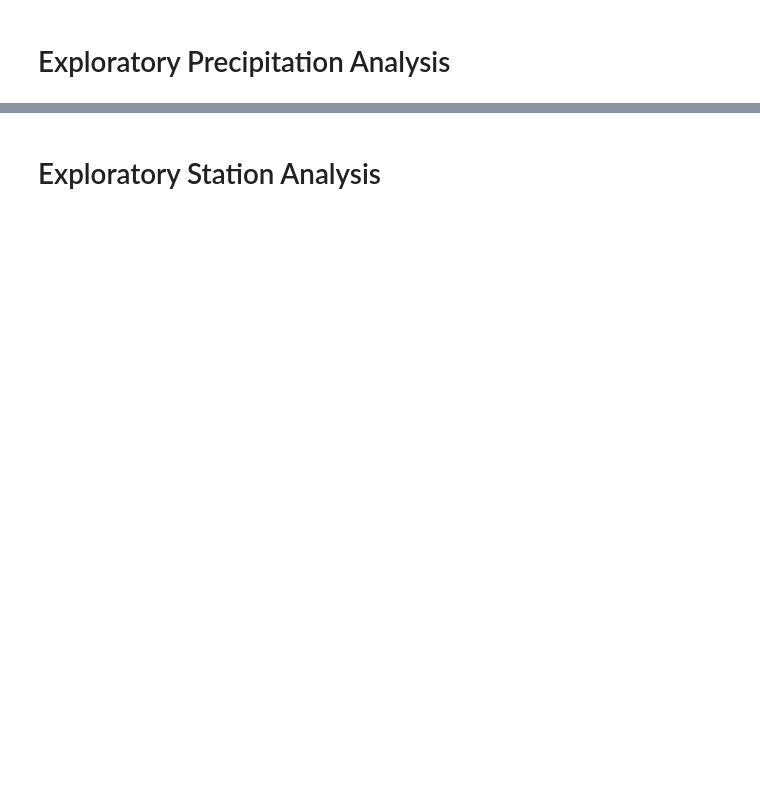
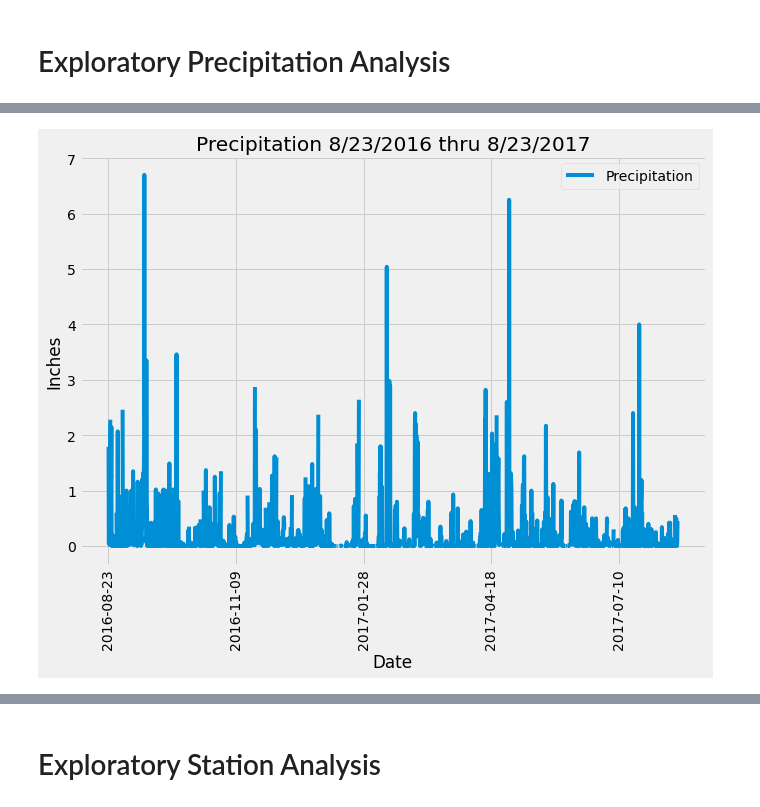
Before and after one commit to zpoeschl/sqlalchemy-challenge, a Jupyter notebook: poeschl_climate_sqlalch10.ipynb, the cells around one changed output, grey strips where cells are left out. Cells and saved outputs as stored; diff of their text form; code cells hidden in the pictures; blank space fills up the shorter version.

Commit message:
Completed analysis. Final step needed: create histogram

```diff
--- a/poeschl_climate_sqlalch10.ipynb
+++ b/poeschl_climate_sqlalch10.ipynb
@@ -57,17 +102,28 @@ last_date
 # %%
 ##Design a query to retrieve the last 12 months of precipitation data and plot the results. Starting from the most recent data point in the database.
 # Calculate the date one year from the last date in data set.
-
+year_ago = dt.date(2017,8,23) - dt.timedelta(days=365)
+year_ago
 
 # Perform a query to retrieve the data and precipitation scores
-
+last_yr = session.query(Measurement.date, Measurement.prcp).filter(Measurement.date >= year_ago).all()
 
 # Save the query results as a Pandas DataFrame and set the index to the date column
-
+last_yr_df = pd.DataFrame(last_yr)
+last_yr_df = last_yr_df.set_index('date')
 
 # Sort the dataframe by date
-
+last_yr_df = last_yr_df.sort_values(by=['date'])
 
 # Use Pandas Plotting with Matplotlib to plot the data
+# last_yr_df.plot(kind='bar')
+precip = last_yr_df.plot(figsize=(10,7), x_compat=True, rot=90, legend=True, title='Precipitation 8/23/2016 thru 8/23/2017')
+precip.set_xlabel("Date")
+precip.set_ylabel("Inches")
+precip.legend(["Precipitation"])
+
+plt.show()
+# %% [output]
+[figure, added]
 # %%
 # Use Pandas to calculate the summary statistics for the precipitation data
```
Also changed, not shown: parts of 13 cells of this notebook.
